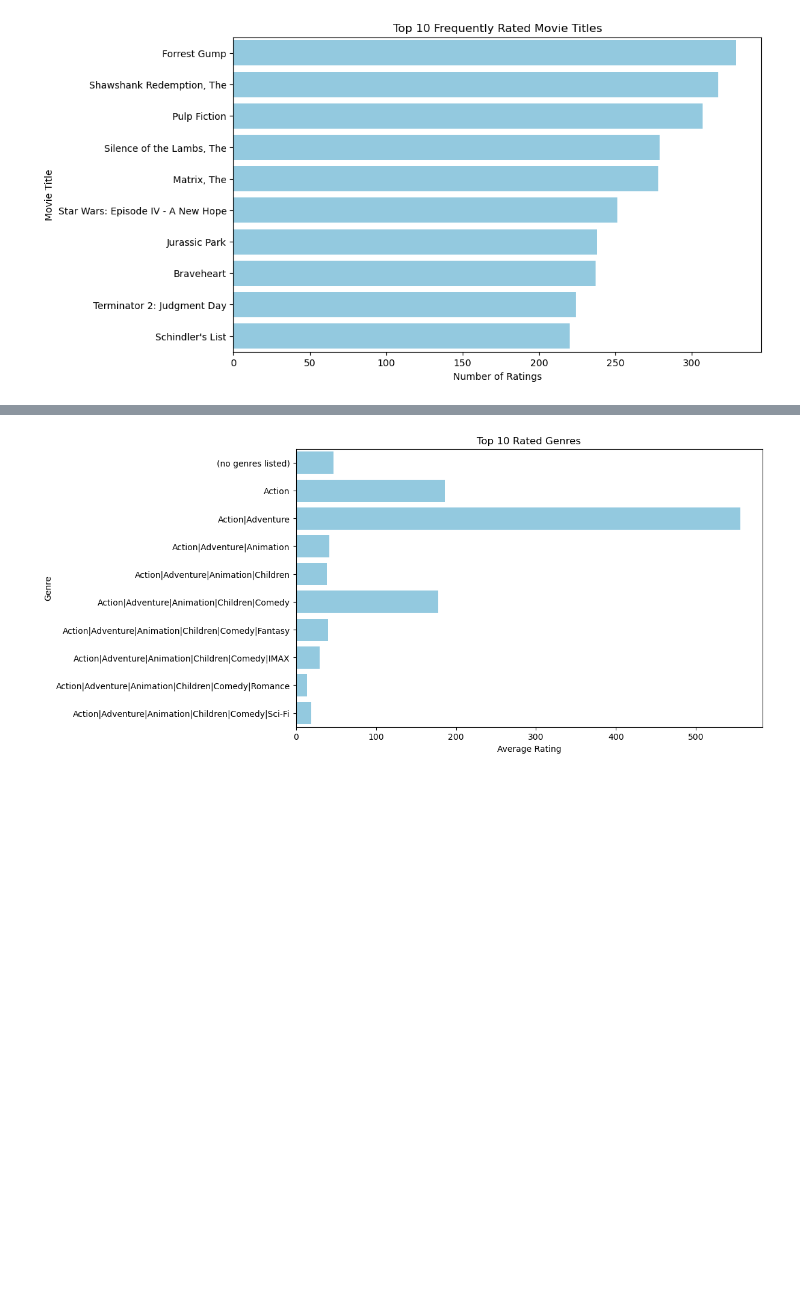
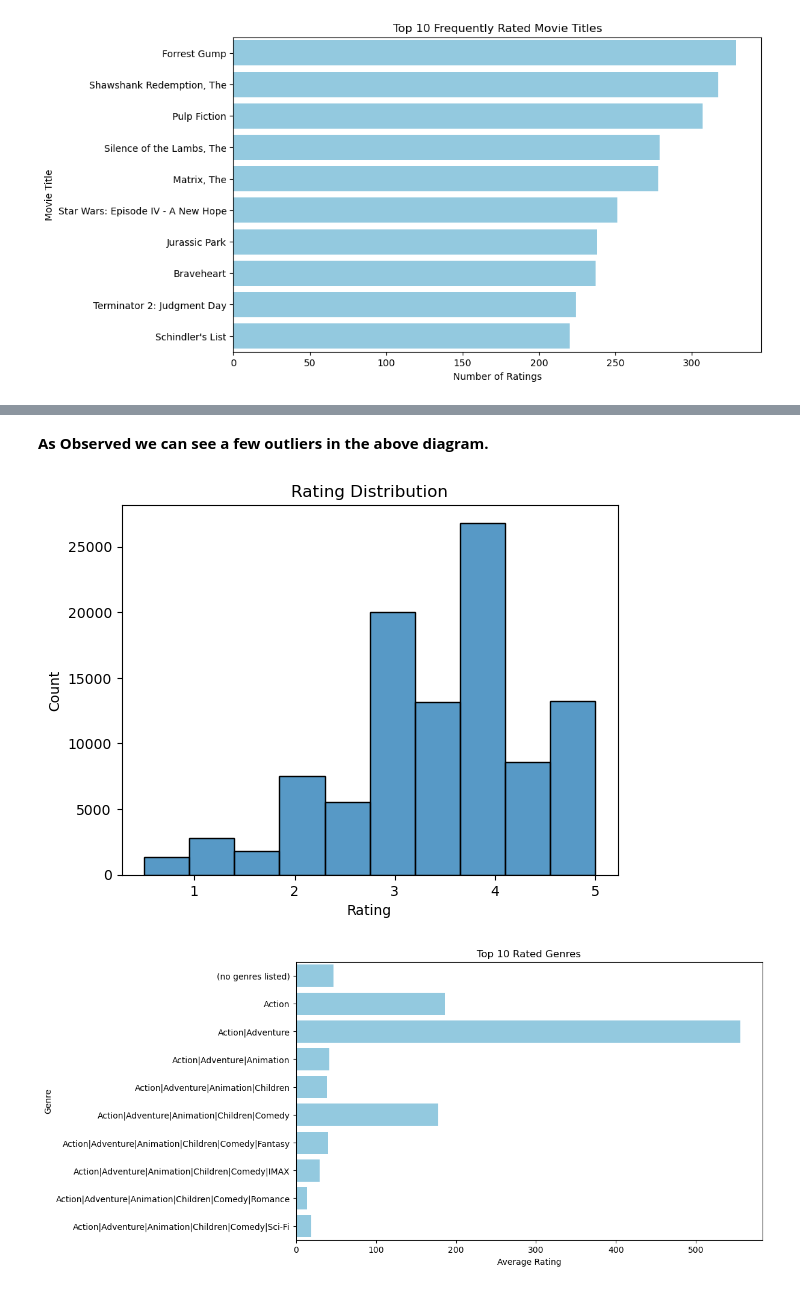
Before and after one commit to wanjikuciku/Movielens-Recommendation-System, a Jupyter notebook: recommender_system.ipynb, the cells around one changed output, grey strips where cells are left out. Saved outputs shown, nothing was run; the diff lists cells and outputs as text; code cells hidden in the pictures; blank space fills up the shorter version.

```diff
--- a/recommender_system.ipynb
+++ b/recommender_system.ipynb
@@ -318,3 +378,15 @@ plt.show()
+# %% [markdown]
+**As Observed we can see a few outliers in the above diagram.**
+# %%
+# Exploring rating Distribution
+
+sns.histplot(data=merged_df, x = 'rating', bins=10)
+plt.xlabel('Rating')
+plt.ylabel('Count')
+plt.title('Rating Distribution')
+plt.show()
+# %% [output]
+[figure, added]
 # %%
 # Calculate average ratings for each genre
 rating_genres = merged_df.groupby('genres')['rating'].count()
```
Also changed, not shown: parts of 44 cells of this notebook.
